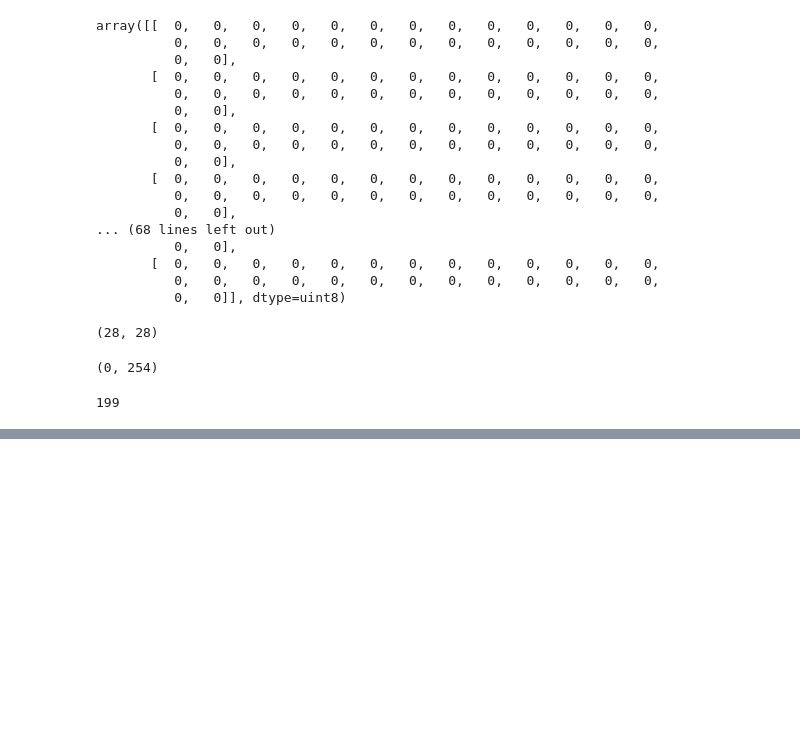
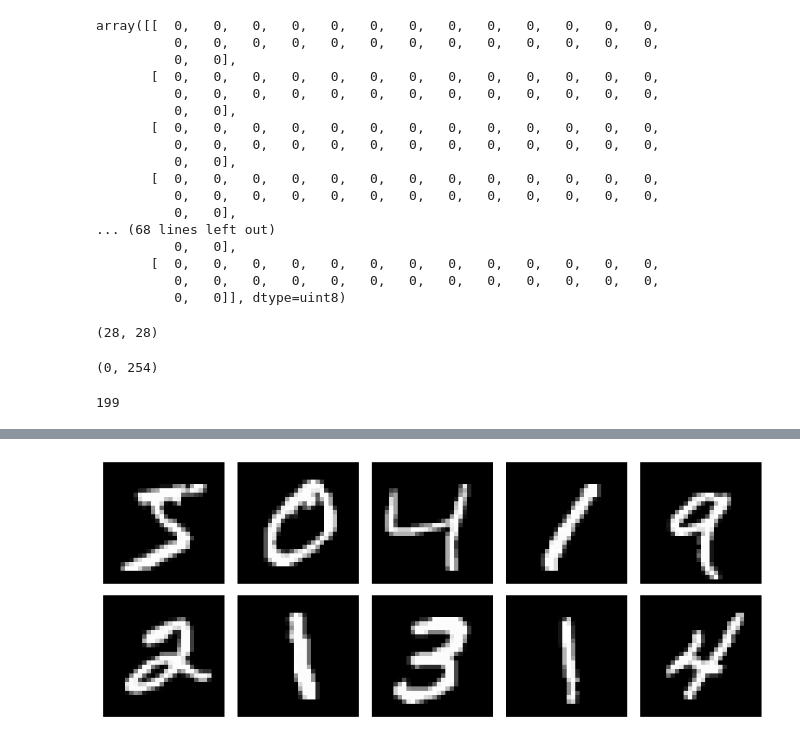
Before and after one commit to LordOfTurtles/AI-Erik-Johansson-OPA23, a Jupyter notebook: code_alongs/Lec08_MLP.ipynb, the cells around one changed output, grey strips where cells are left out. Drawn from its saved outputs; the diff is of its cells as text; code cells hidden in the pictures; blank space fills up the shorter version.

```diff
--- a/code_alongs/Lec08_MLP.ipynb
+++ b/code_alongs/Lec08_MLP.ipynb
@@ -56,0 +75,13 @@ x_train[5000, 10, 5]
+# %%
+def display_images(data, n_rows = 2, n_cols = 5, figsize=(12,4)):
+    fig, axes = plt.subplots(n_rows, n_cols, figsize=figsize)
+
+    for i, ax in enumerate(axes.flatten()):
+        ax.imshow(data[i], cmap="gray")
+        ax.axis("off")
+
+    fig.subplots_adjust(wspace=0, hspace=0.1, bottom=0)
+
+display_images(x_train)
+# %% [output]
+[figure, added]
```
Also changed, not shown: parts of 15 cells of this notebook.
